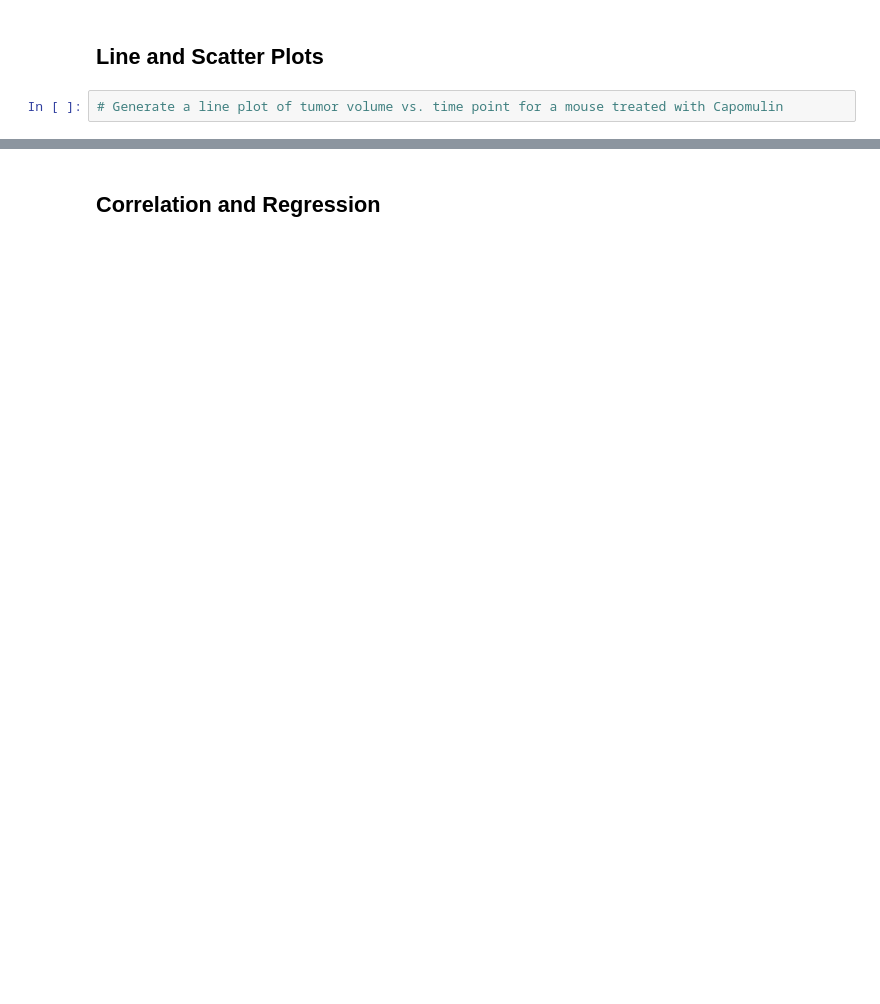
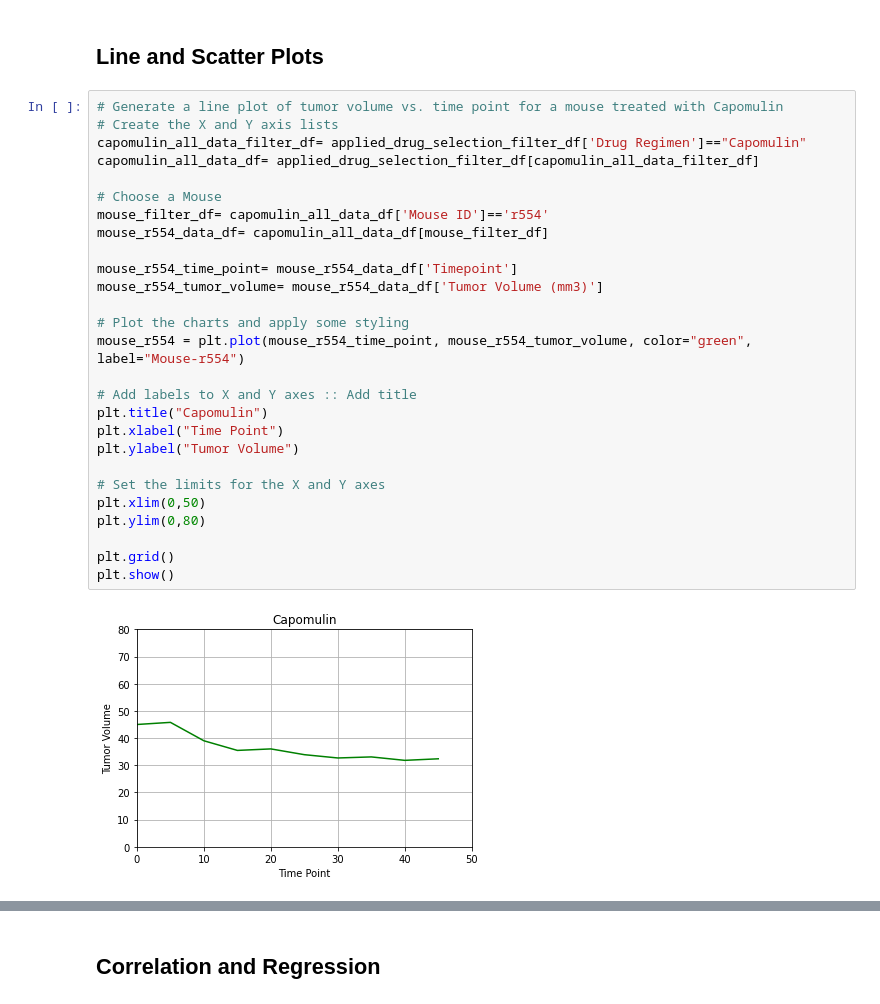
Before and after one commit to cmcoder9/Matplotlib-Homework, a Jupyter notebook: pymaceuticals_starter-checkpoint.ipynb, the cells around one changed output, grey strips where cells are left out. Drawn from its saved outputs; the diff is of its cells as text; blank space fills up the shorter version.

```diff
--- a/pymaceuticals_starter-checkpoint.ipynb
+++ b/pymaceuticals_starter-checkpoint.ipynb
@@ -360,6 +418,33 @@ Text(0.5, 1.0, 'Final')
 # %% [markdown]
 ## Line and Scatter Plots
-# %%
-# Generate a line plot of tumor volume vs. time point for a mouse treated with Capomulin
+# %%
+# Generate a line plot of tumor volume vs. time point for a mouse treated with Capomulin
+# Create the X and Y axis lists
+capomulin_all_data_filter_df= applied_drug_selection_filter_df['Drug Regimen']=="Capomulin"
+capomulin_all_data_df= applied_drug_selection_filter_df[capomulin_all_data_filter_df]
+
+# Choose a Mouse
+mouse_filter_df= capomulin_all_data_df['Mouse ID']=='r554'
+mouse_r554_data_df= capomulin_all_data_df[mouse_filter_df]
+
+mouse_r554_time_point= mouse_r554_data_df['Timepoint']
+mouse_r554_tumor_volume= mouse_r554_data_df['Tumor Volume (mm3)']
+
+# Plot the charts and apply some styling
+mouse_r554 = plt.plot(mouse_r554_time_point, mouse_r554_tumor_volume, color="green", label="Mouse-r554")
+
+# Add labels to X and Y axes :: Add title
+plt.title("Capomulin")
+plt.xlabel("Time Point")
+plt.ylabel("Tumor Volume")
+
+# Set the limits for the X and Y axes
+plt.xlim(0,50)
+plt.ylim(0,80)
+
+plt.grid()
+plt.show()
+# %% [output]
+[figure, added]
 # %%
 # Generate a scatter plot of average tumor volume vs. mouse weight for the Capomulin regimen
```
Also changed, not shown: parts of 9 cells of this notebook.
